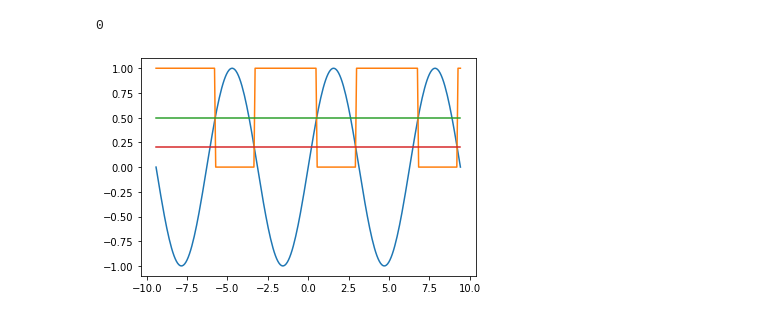
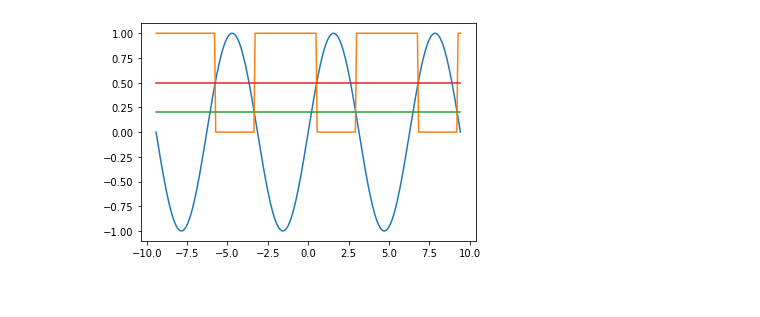
Before and after one commit to One-Green/core-api-gateway, a Jupyter notebook: dev_binary_controller.ipynb, the cells around one changed output. Drawn from its saved outputs; the diff is of its cells as text; code cells hidden in the pictures.

```diff
--- a/dev_binary_controller.ipynb
+++ b/dev_binary_controller.ipynb
@@ -49,34 +78,32 @@ class BinaryController:
 # %%
 ctl = BinaryController()
-ctl.set_conf(0.2,0.5)
+ctl.set_conf(0.2,0.5, True)
 ctl.proc(0.21)
-# %% [output]
-0
 # %%
 from pylab import *
 
 X = np.linspace(-np.pi, np.pi, 256, endpoint=True)
 X = 3*X
 C,S = np.cos(X), np.sin(X)
 ctl = BinaryController()
-ctl.set_conf(0.2,0.5)
+ctl.set_conf(0.2,0.5, False)
 
 signal = []
 for _ in S:
-    signal.append(ctl.proc(_))
+    signal.append(ctl.get_signal(_))
 
 _max = []
 for _ in range(len(S)):
     _max.append(0.5)
 
 _min = []
 for _ in range(len(S)):
     _min.append(0.2)
 
 plot(X,S)
 plot(X,signal)
+plot(X, _min)
 plot(X, _max)
-plot(X, _min)
 show()
 # %% [output]
-[figure, old version]
+[figure, new version]
```
Also changed, not shown: parts of 3 cells of this notebook.
